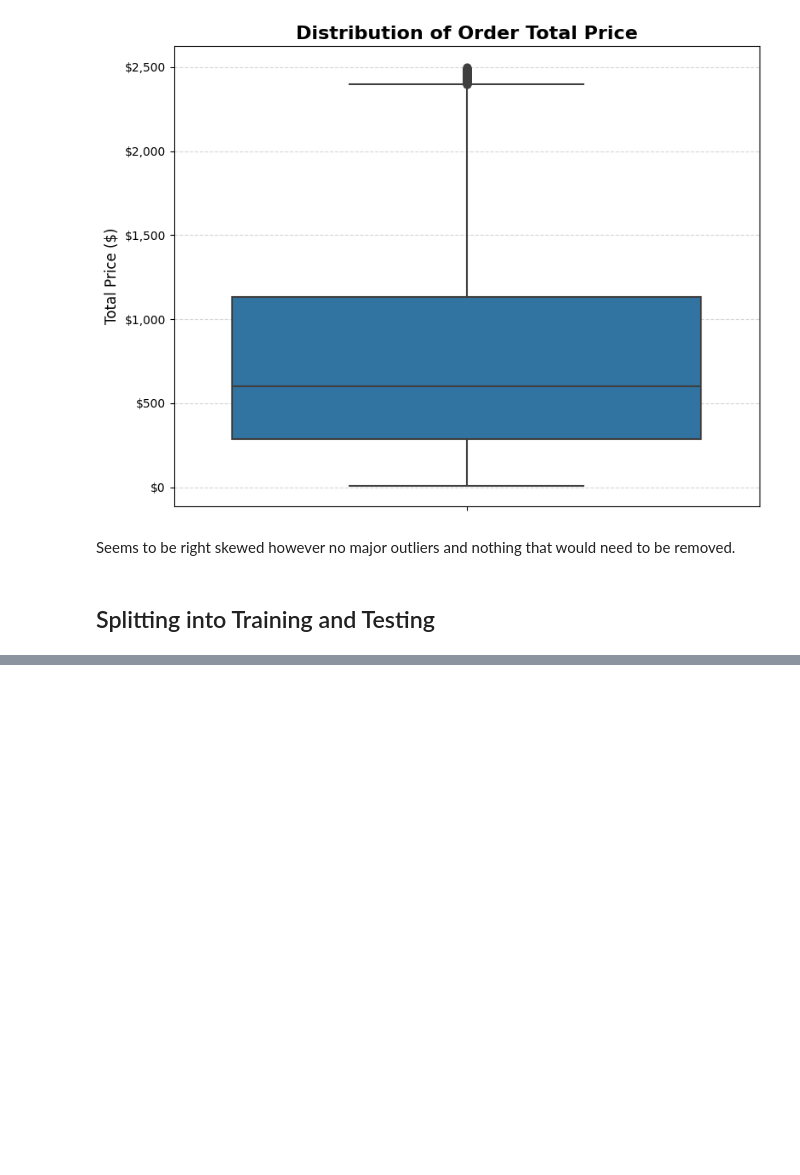
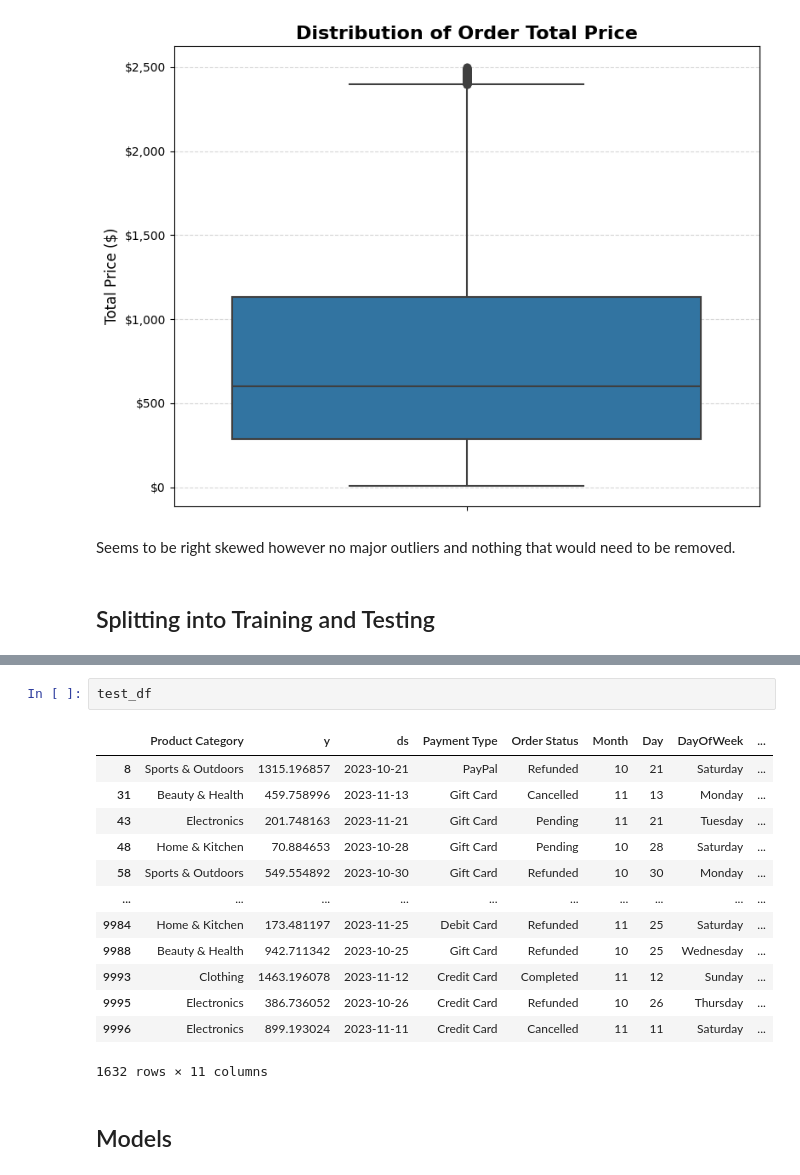
Before and after one commit to ryaltic/E-Commerce-Time-Series-Forecast, a Jupyter notebook: E_Commerce_Forecasting.ipynb, the cells around one changed output, grey strips where cells are left out. Drawn from its saved outputs; the diff is of its cells as text; blank space fills up the shorter version.

```diff
--- a/E_Commerce_Forecasting.ipynb
+++ b/E_Commerce_Forecasting.ipynb
@@ -367,0 +393,18 @@ SyntaxError: invalid syntax (ipython-input-2494350585.py, line 1)
+# %%
+test_df
+# %% [output]
+|  | Product Category | y | ds | Payment Type | Order Status | Month | Day | DayOfWeek | ... |
+| 8 | Sports & Outdoors | 1315.196857 | 2023-10-21 | PayPal | Refunded | 10 | 21 | Saturday | ... |
+| 31 | Beauty & Health | 459.758996 | 2023-11-13 | Gift Card | Cancelled | 11 | 13 | Monday | ... |
+| 43 | Electronics | 201.748163 | 2023-11-21 | Gift Card | Pending | 11 | 21 | Tuesday | ... |
+| 48 | Home & Kitchen | 70.884653 | 2023-10-28 | Gift Card | Pending | 10 | 28 | Saturday | ... |
+| 58 | Sports & Outdoors | 549.554892 | 2023-10-30 | Gift Card | Refunded | 10 | 30 | Monday | ... |
+| ... | ... | ... | ... | ... | ... | ... | ... | ... | ... |
+| 9984 | Home & Kitchen | 173.481197 | 2023-11-25 | Debit Card | Refunded | 11 | 25 | Saturday | ... |
+| 9988 | Beauty & Health | 942.711342 | 2023-10-25 | Gift Card | Refunded | 10 | 25 | Wednesday | ... |
+| 9993 | Clothing | 1463.196078 | 2023-11-12 | Credit Card | Completed | 11 | 12 | Sunday | ... |
+| 9995 | Electronics | 386.736052 | 2023-10-26 | Credit Card | Refunded | 10 | 26 | Thursday | ... |
+| 9996 | Electronics | 899.193024 | 2023-11-11 | Credit Card | Cancelled | 11 | 11 | Saturday | ... |
+1632 rows × 11 columns
+# %% [markdown]
+## Models
```
Also changed, not shown: parts of 3 cells of this notebook.
